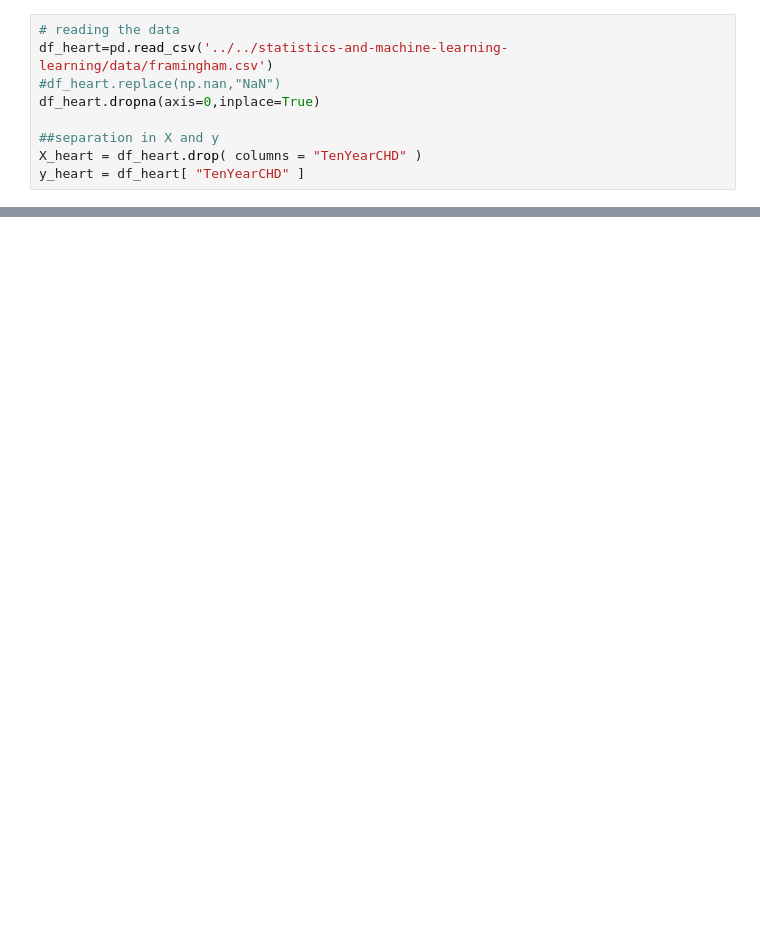
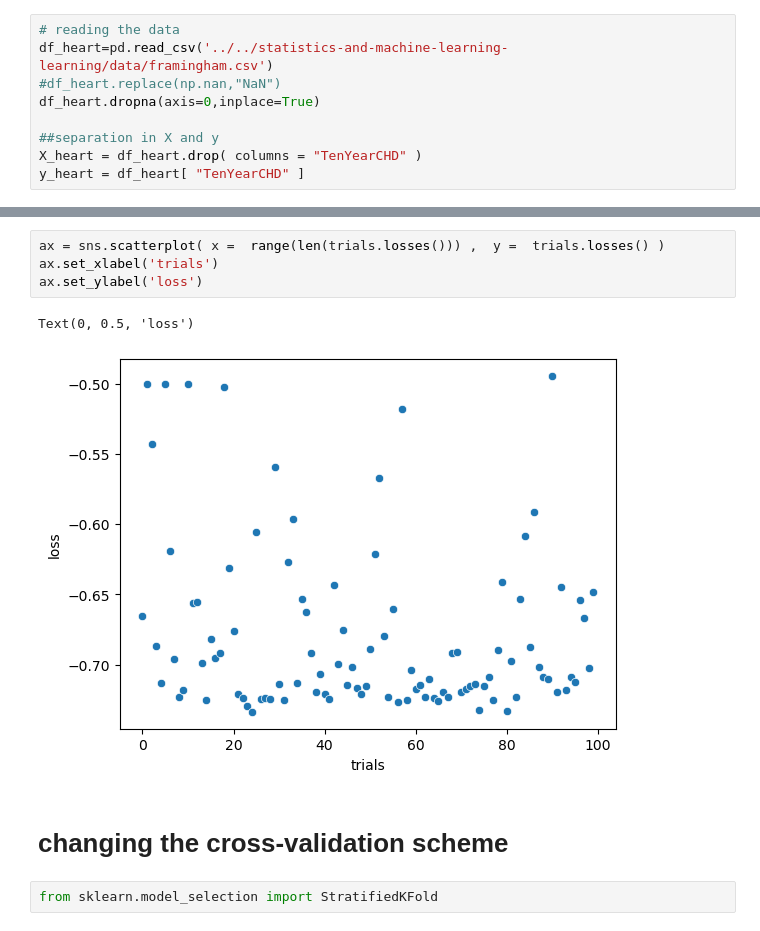
Before and after one commit to sib-swiss/intermediate-machine-learning-training, a Jupyter notebook: notebooks/02_hyperopt.ipynb, the cells around one changed output, grey strips where cells are left out. Saved outputs shown, nothing was run; the diff lists cells and outputs as text; blank space fills up the shorter version.

```diff
--- a/notebooks/02_hyperopt.ipynb
+++ b/notebooks/02_hyperopt.ipynb
@@ -692,0 +198,11 @@ estim.best_model()
+# %%
+ax = sns.scatterplot( x =  range(len(trials.losses())) ,  y =  trials.losses() )
+ax.set_xlabel('trials')
+ax.set_ylabel('loss')
+# %% [output]
+Text(0, 0.5, 'loss')
+[figure, added]
+# %% [markdown]
+# changing the cross-validation scheme
+# %%
+from sklearn.model_selection import StratifiedKFold
```
Also changed, not shown: parts of 96 cells of this notebook.
